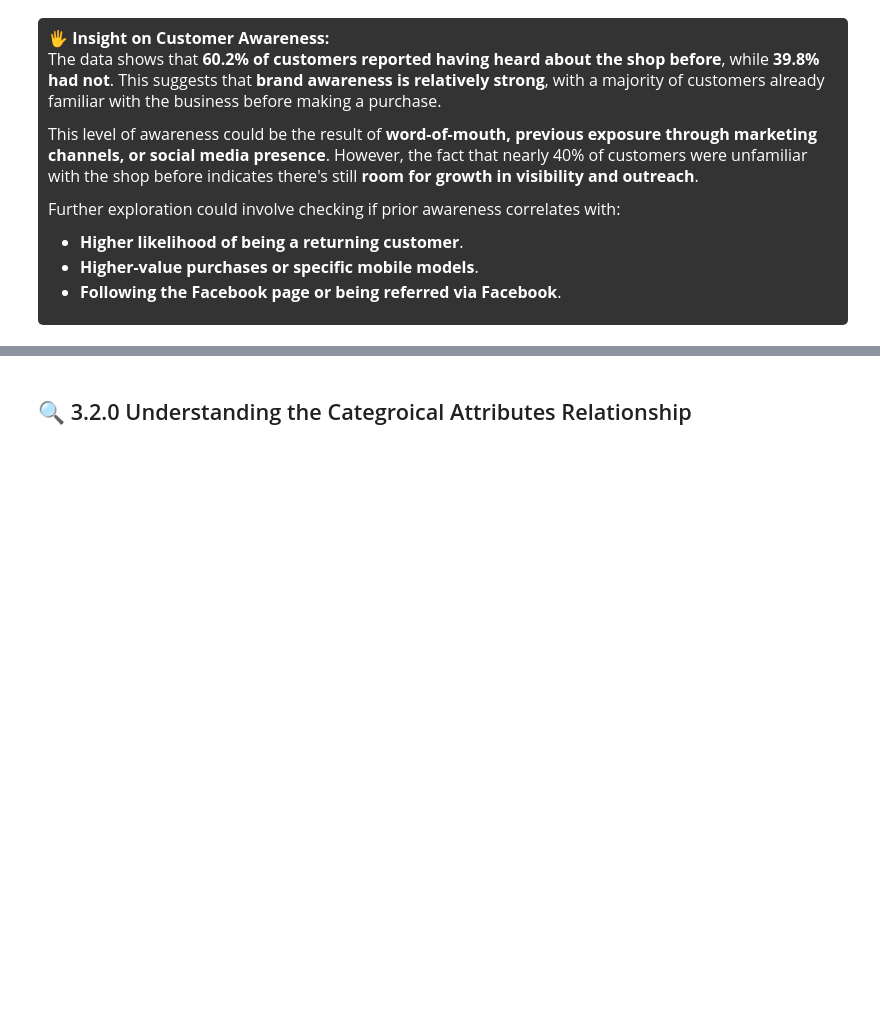
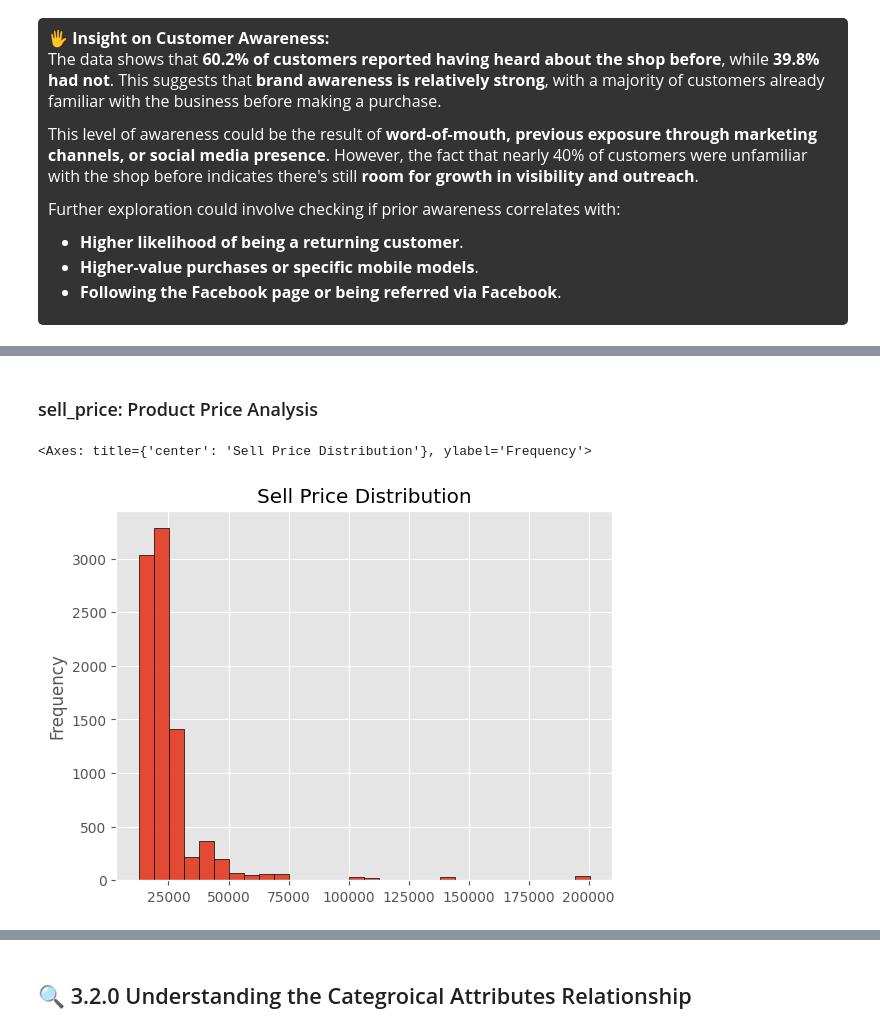
Before and after one commit to TeslimAdeyanju/14-Portfolio-SDS-CP026-retail-pulse, a Jupyter notebook: submissions/team/Teslim-Adeyanju/teslim-adeyanju-retail-pulse-note.ipynb, the cells around one changed output, grey strips where cells are left out. Drawn from its saved outputs; the diff is of its cells as text; code cells hidden in the pictures; blank space fills up the shorter version.

```diff
--- a/submissions/team/Teslim-Adeyanju/teslim-adeyanju-retail-pulse-note.ipynb
+++ b/submissions/team/Teslim-Adeyanju/teslim-adeyanju-retail-pulse-note.ipynb
@@ -603,0 +643,4 @@ df
+# %%
+df['age_group'] = pd.cut(df['age'],
+                         bins=[0, 20, 30, 40, 50, 60, 100],
+                         labels=['<20', '21–30', '31–40', '41–50', '51–60', '60+'])
@@ -603,0 +669,7 @@ df
+# %% [markdown]
+### sell_price: Product Price Analysis
+# %%
+df['sell_price'].plot(kind='hist', bins=30, edgecolor='black', title='Sell Price Distribution')
+# %% [output]
+<Axes: title={'center': 'Sell Price Distribution'}, ylabel='Frequency'>
+[figure, added]
```
Also changed, not shown: parts of 38 cells of this notebook.
